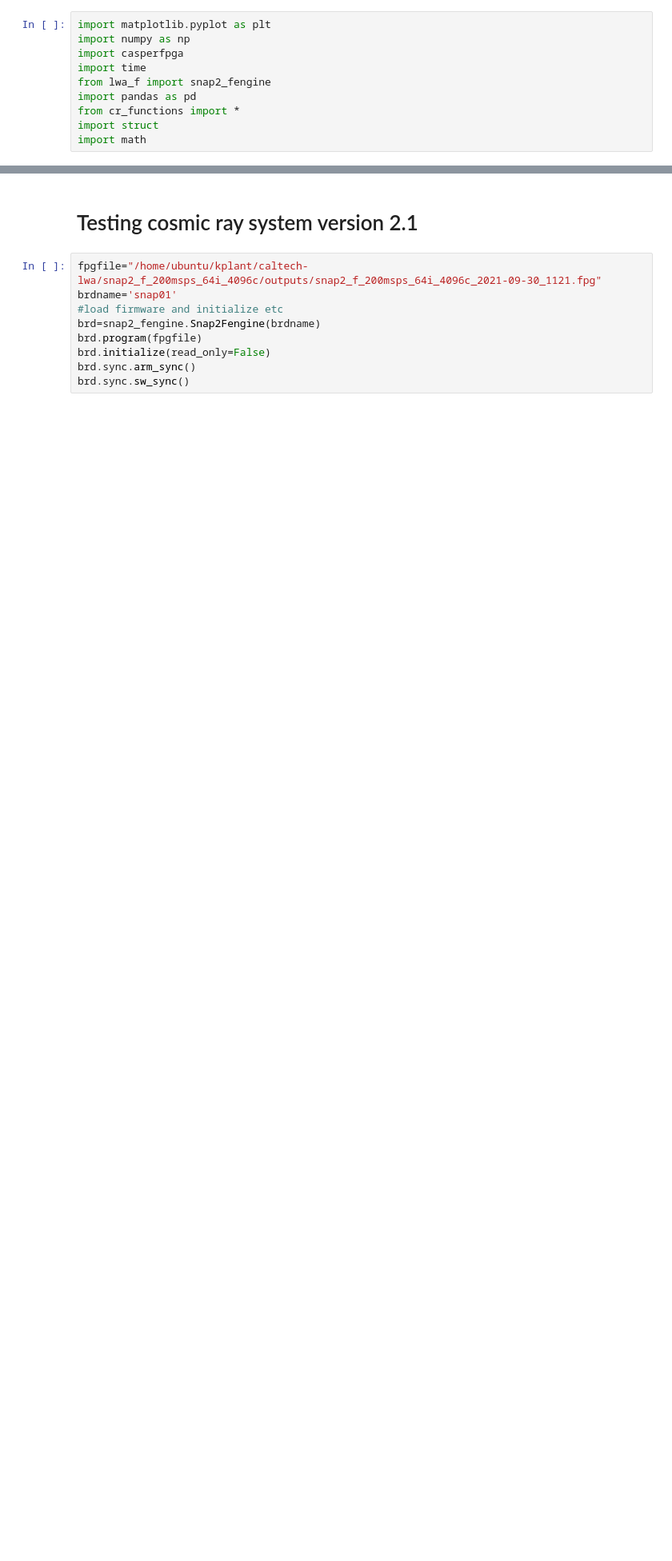
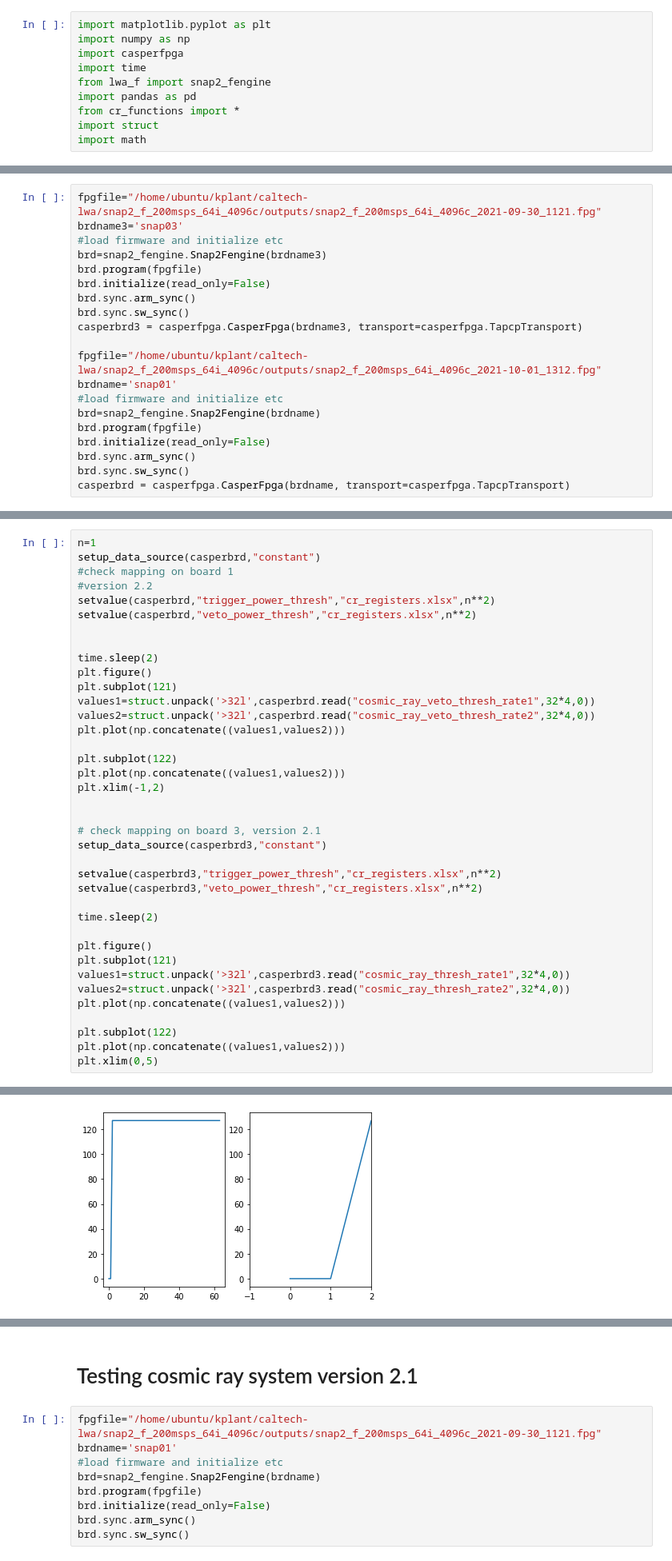
Before and after one commit to realtimeradio/caltech-lwa, a Jupyter notebook: cosmic_ray_scripts/snap2_control/individual_antenna_threshold_scan.ipynb, the cells around one changed output, grey strips where cells are left out. Shown at 80% size. Cells and saved outputs as stored; diff of their text form; blank space fills up the shorter version.

```diff
--- a/cosmic_ray_scripts/snap2_control/individual_antenna_threshold_scan.ipynb
+++ b/cosmic_ray_scripts/snap2_control/individual_antenna_threshold_scan.ipynb
@@ -23,0 +31,20 @@ import math
+# %%
+fpgfile="/home/ubuntu/kplant/caltech-lwa/snap2_f_200msps_64i_4096c/outputs/snap2_f_200msps_64i_4096c_2021-09-30_1121.fpg"
+brdname3='snap03'
+#load firmware and initialize etc
+brd=snap2_fengine.Snap2Fengine(brdname3)
+brd.program(fpgfile)
+brd.initialize(read_only=False)
+brd.sync.arm_sync()
+brd.sync.sw_sync()
+casperbrd3 = casperfpga.CasperFpga(brdname3, transport=casperfpga.TapcpTransport)
+
+fpgfile="/home/ubuntu/kplant/caltech-lwa/snap2_f_200msps_64i_4096c/outputs/snap2_f_200msps_64i_4096c_2021-10-01_1312.fpg"
+brdname='snap01'
+#load firmware and initialize etc
+brd=snap2_fengine.Snap2Fengine(brdname)
+brd.program(fpgfile)
+brd.initialize(read_only=False)
+brd.sync.arm_sync()
+brd.sync.sw_sync()
+casperbrd = casperfpga.CasperFpga(brdname, transport=casperfpga.TapcpTransport)
@@ -23,0 +178,39 @@ import math
+# %%
+n=1
+setup_data_source(casperbrd,"constant")
+#check mapping on board 1
+#version 2.2
+setvalue(casperbrd,"trigger_power_thresh","cr_registers.xlsx",n**2)
+setvalue(casperbrd,"veto_power_thresh","cr_registers.xlsx",n**2)
+
+
+time.sleep(2)
+plt.figure()
+plt.subplot(121)
+values1=struct.unpack('>32l',casperbrd.read("cosmic_ray_veto_thresh_rate1",32*4,0))
+values2=struct.unpack('>32l',casperbrd.read("cosmic_ray_veto_thresh_rate2",32*4,0))
+plt.plot(np.concatenate((values1,values2)))
+
+plt.subplot(122)
+plt.plot(np.concatenate((values1,values2)))
+plt.xlim(-1,2)
+
+
+# check mapping on board 3, version 2.1
+setup_data_source(casperbrd3,"constant")
+
+setvalue(casperbrd3,"trigger_power_thresh","cr_registers.xlsx",n**2)
+setvalue(casperbrd3,"veto_power_thresh","cr_registers.xlsx",n**2)
+
+time.sleep(2)
+
+plt.figure()
+plt.subplot(121)
+values1=struct.unpack('>32l',casperbrd3.read("cosmic_ray_thresh_rate1",32*4,0))
+values2=struct.unpack('>32l',casperbrd3.read("cosmic_ray_thresh_rate2",32*4,0))
+plt.plot(np.concatenate((values1,values2)))
+
+plt.subplot(122)
+plt.plot(np.concatenate((values1,values2)))
+plt.xlim(0,5)
+# %% [output]
@@ -23,0 +220 @@ import math
+[figure, added]
```
Also changed, not shown: parts of 8 cells of this notebook.
